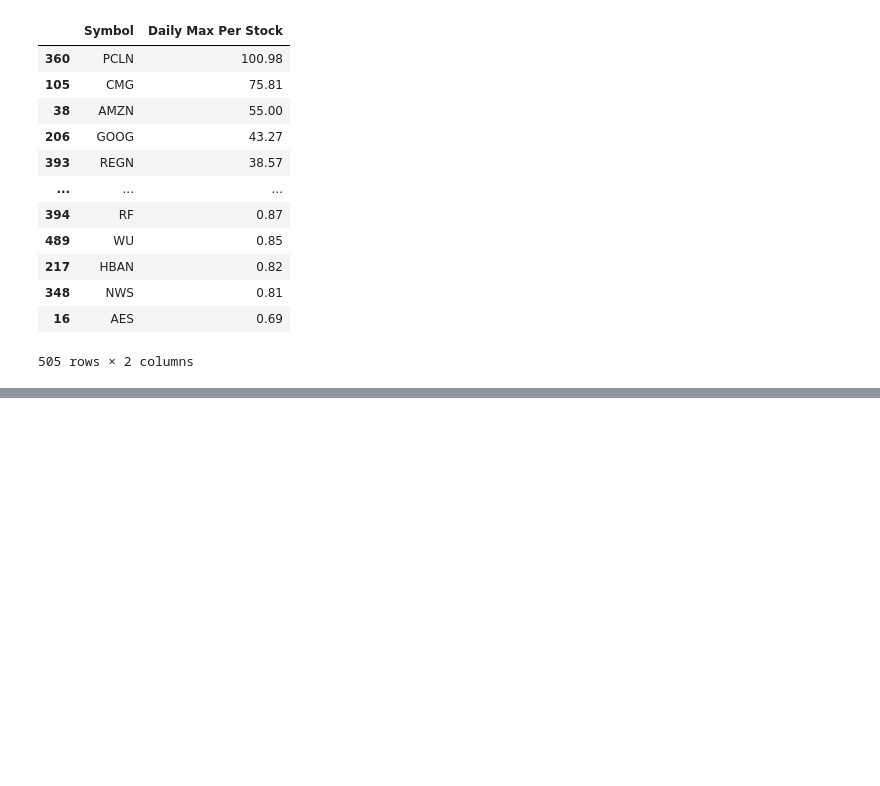
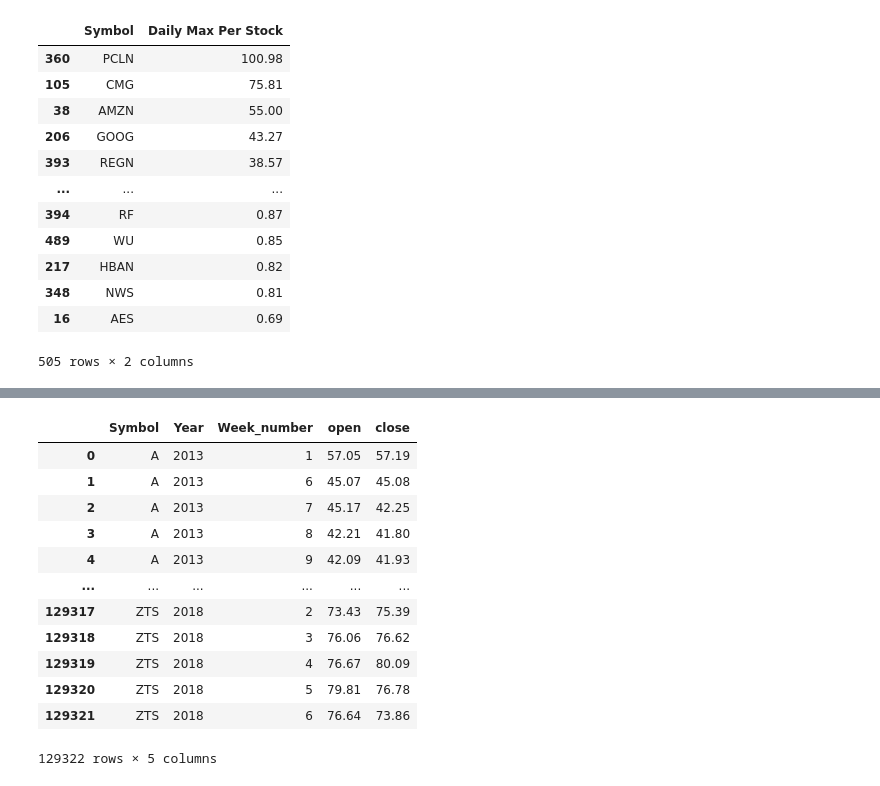
Before and after one commit to Jdshah06/S-P-500-Stock-Analysis, a Jupyter notebook: Project Test.ipynb, the cells around one changed output, grey strips where cells are left out. Cells and saved outputs as stored; diff of their text form; code cells hidden in the pictures; blank space fills up the shorter version.

```diff
--- a/Project Test.ipynb
+++ b/Project Test.ipynb
@@ -264,0 +103,6 @@ industry_df.head()
+# %%
+stocks_df['date'] = pd.to_datetime(stocks_df['date'])
+stocks_df['Week_number'] = stocks_df['date'].dt.week
+stocks_df['Year'] = stocks_df['date'].dt.year
+stocks_df_week = stocks_df.groupby(['Symbol','Year','Week_number']).agg({'open':'first','close':'last'})
+stocks_df_week.head(10)
@@ -264,0 +122,17 @@ industry_df.head()
+# %%
+stocks_df_week_2 = stocks_df_week.reset_index()
+stocks_df_week_2
+# %% [output]
+|  | Symbol | Year | Week_number | open | close |
+| 0 | A | 2013 | 1 | 57.05 | 57.19 |
+| 1 | A | 2013 | 6 | 45.07 | 45.08 |
+| 2 | A | 2013 | 7 | 45.17 | 42.25 |
+| 3 | A | 2013 | 8 | 42.21 | 41.80 |
+| 4 | A | 2013 | 9 | 42.09 | 41.93 |
+| ... | ... | ... | ... | ... | ... |
+| 129317 | ZTS | 2018 | 2 | 73.43 | 75.39 |
+| 129318 | ZTS | 2018 | 3 | 76.06 | 76.62 |
+| 129319 | ZTS | 2018 | 4 | 76.67 | 80.09 |
+| 129320 | ZTS | 2018 | 5 | 79.81 | 76.78 |
+| 129321 | ZTS | 2018 | 6 | 76.64 | 73.86 |
+129322 rows × 5 columns
```
Also changed, not shown: parts of 23 cells of this notebook, 1 other file.
